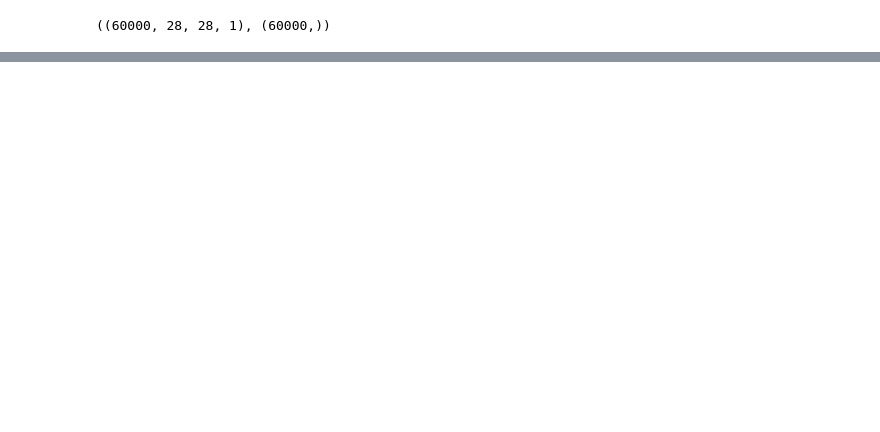
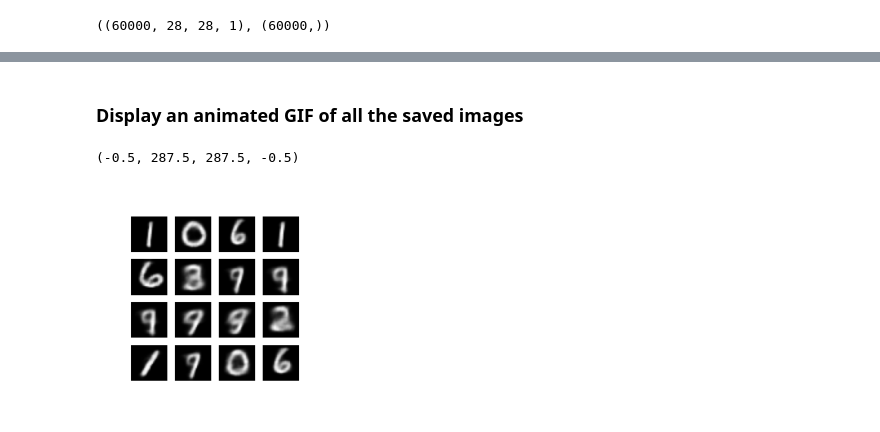
Before and after one commit to florinOK/amr, a Jupyter notebook: vae-mnist/vae-mnist.ipynb, the cells around one changed output, grey strips where cells are left out. Cells and saved outputs as stored; diff of their text form; code cells hidden in the pictures; blank space fills up the shorter version.

```diff
--- a/vae-mnist/vae-mnist.ipynb
+++ b/vae-mnist/vae-mnist.ipynb
@@ -71,0 +219,12 @@ true:
+# %% [markdown]
+### Display an animated GIF of all the saved images
+# %%
+def display_image(epoch_no):
+    return PIL.Image.open(f'image_at_epoch_{epoch_no:04d}.png')
+
+
+plt.imshow(display_image(epoch))
+plt.axis('off')  # Display images
+# %% [output]
+(-0.5, 287.5, 287.5, -0.5)
+[figure, added]
```
Also changed, not shown: parts of 22 cells of this notebook.
